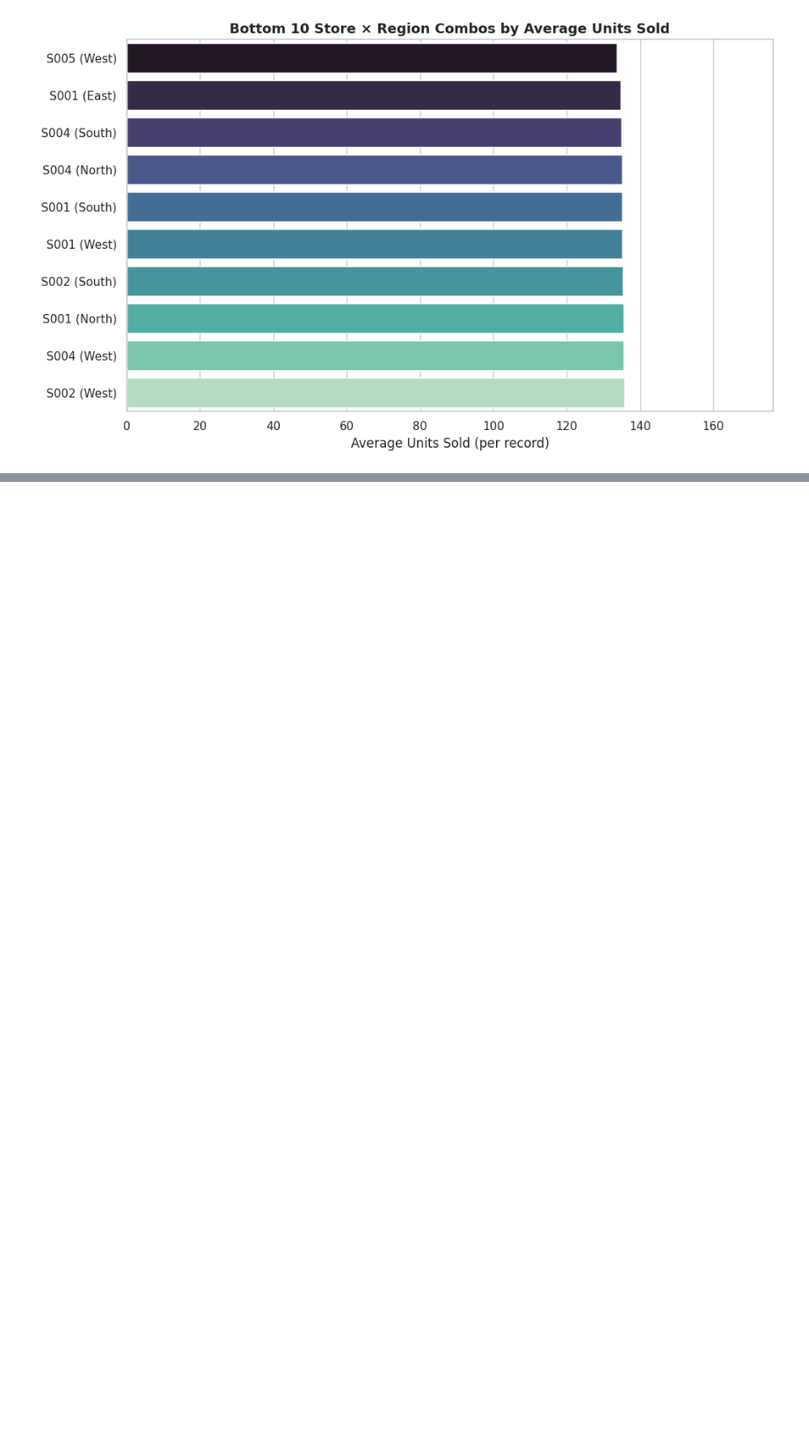
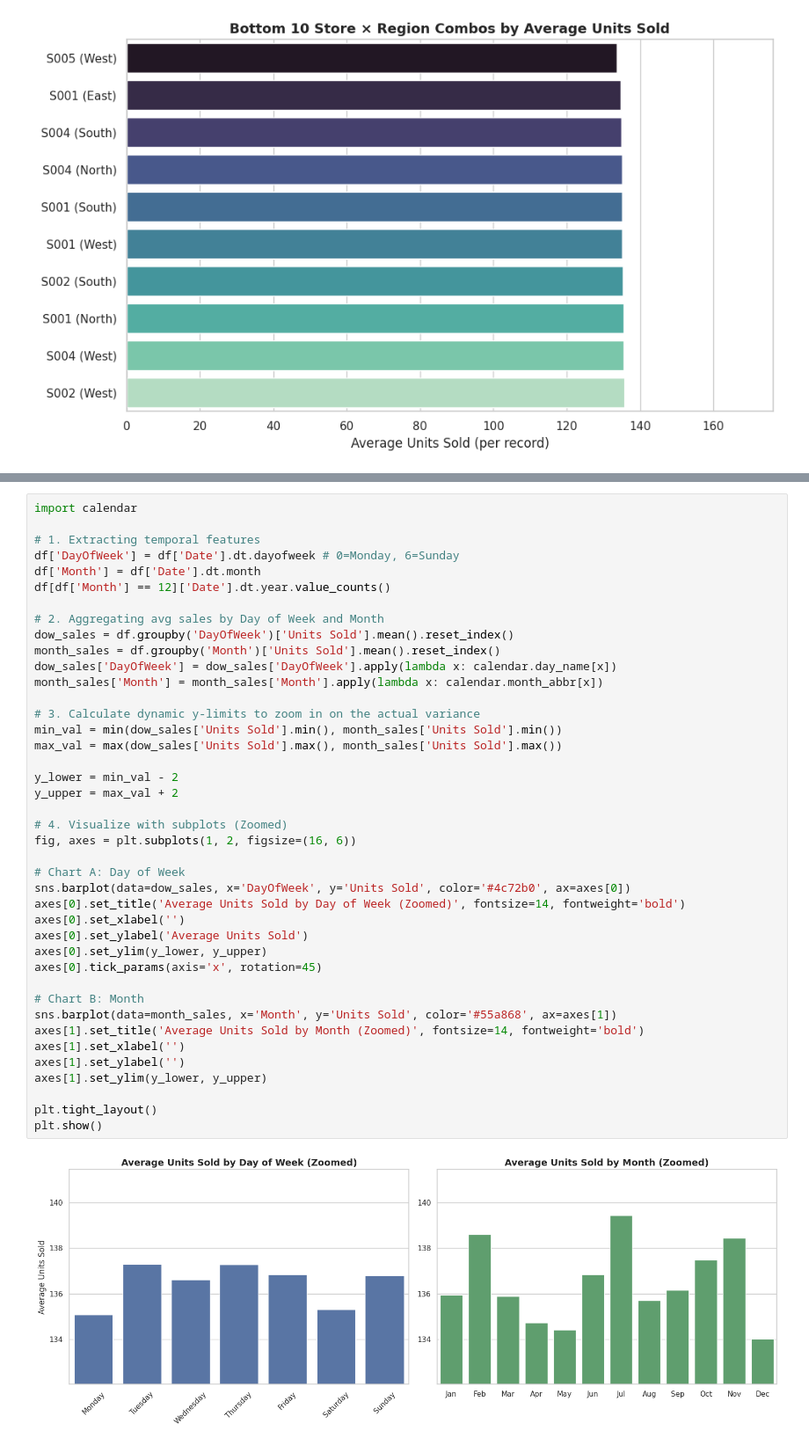
Before and after one commit to lianlianliann/Retail-Demand-Forecasting-Sales-Analysis, a Jupyter notebook: notebooks/01_Data_Cleaning_and_EDA.ipynb, the cells around one changed output, grey strips where cells are left out. Shown at 88% size. Cells and saved outputs as stored; diff of their text form; blank space fills up the shorter version.

```diff
--- a/notebooks/01_Data_Cleaning_and_EDA.ipynb
+++ b/notebooks/01_Data_Cleaning_and_EDA.ipynb
@@ -297,0 +303,43 @@ plt.show()
+# %%
+import calendar
+
+# 1. Extracting temporal features
+df['DayOfWeek'] = df['Date'].dt.dayofweek # 0=Monday, 6=Sunday
+df['Month'] = df['Date'].dt.month
+df[df['Month'] == 12]['Date'].dt.year.value_counts()
+
+# 2. Aggregating avg sales by Day of Week and Month
+dow_sales = df.groupby('DayOfWeek')['Units Sold'].mean().reset_index()
+month_sales = df.groupby('Month')['Units Sold'].mean().reset_index()
+dow_sales['DayOfWeek'] = dow_sales['DayOfWeek'].apply(lambda x: calendar.day_name[x])
+month_sales['Month'] = month_sales['Month'].apply(lambda x: calendar.month_abbr[x])
+
+# 3. Calculate dynamic y-limits to zoom in on the actual variance
+min_val = min(dow_sales['Units Sold'].min(), month_sales['Units Sold'].min())
+max_val = max(dow_sales['Units Sold'].max(), month_sales['Units Sold'].max())
+
+y_lower = min_val - 2
+y_upper = max_val + 2
+
+# 4. Visualize with subplots (Zoomed)
+fig, axes = plt.subplots(1, 2, figsize=(16, 6))
+
+# Chart A: Day of Week
+sns.barplot(data=dow_sales, x='DayOfWeek', y='Units Sold', color='#4c72b0', ax=axes[0])
+axes[0].set_title('Average Units Sold by Day of Week (Zoomed)', fontsize=14, fontweight='bold')
+axes[0].set_xlabel('')
+axes[0].set_ylabel('Average Units Sold')
+axes[0].set_ylim(y_lower, y_upper)
+axes[0].tick_params(axis='x', rotation=45)
+
+# Chart B: Month
+sns.barplot(data=month_sales, x='Month', y='Units Sold', color='#55a868', ax=axes[1])
+axes[1].set_title('Average Units Sold by Month (Zoomed)', fontsize=14, fontweight='bold')
+axes[1].set_xlabel('')
+axes[1].set_ylabel('')
+axes[1].set_ylim(y_lower, y_upper)
+
+plt.tight_layout()
+plt.show()
+# %% [output]
+[figure, added]
```
Also changed, not shown: parts of 9 cells of this notebook.
